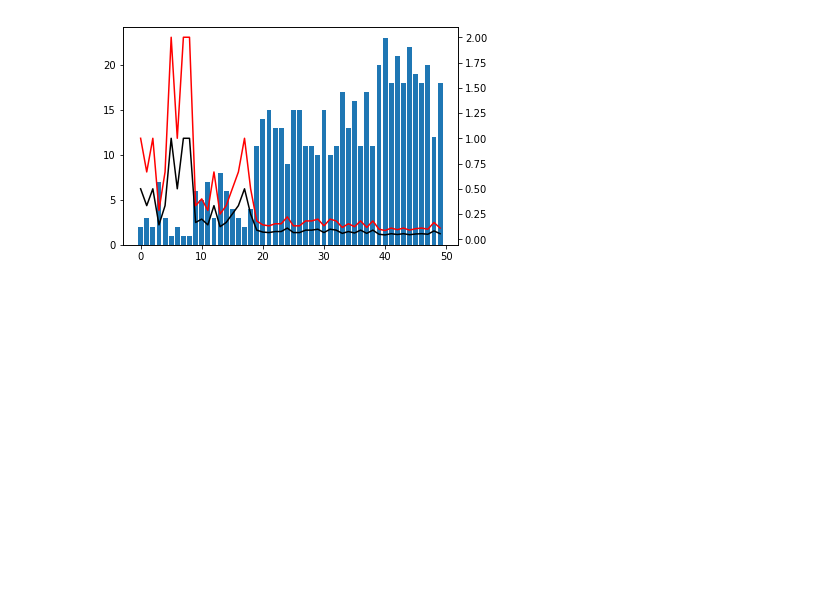
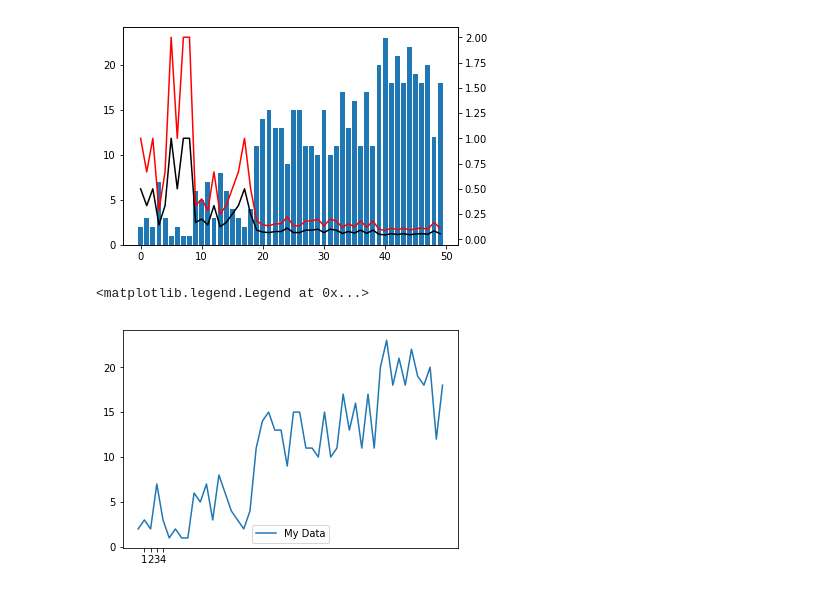
Before and after one commit to calculquebec/cq-formation-analyse-visualisation-python, a Jupyter notebook: Analyse et visualisation en Python 20170207.ipynb, the cells around one changed output. Saved outputs shown, nothing was run; the diff lists cells and outputs as text; code cells hidden in the pictures; blank space fills up the shorter version.

```diff
--- a/Analyse et visualisation en Python 20170207.ipynb
+++ b/Analyse et visualisation en Python 20170207.ipynb
@@ -730,3 +730,10 @@ plt.plot(2/plot_data, color='r')
 # %% [output]
 [<matplotlib.lines.Line2D at 0x...>]
 [figure]
+# %%
+plt.plot(plot_data, label='My Data')
+plt.xticks([1,2,3,4])
+plt.legend(loc='lower center')
+# %% [output]
+<matplotlib.legend.Legend at 0x...>
+[figure, added]
```
